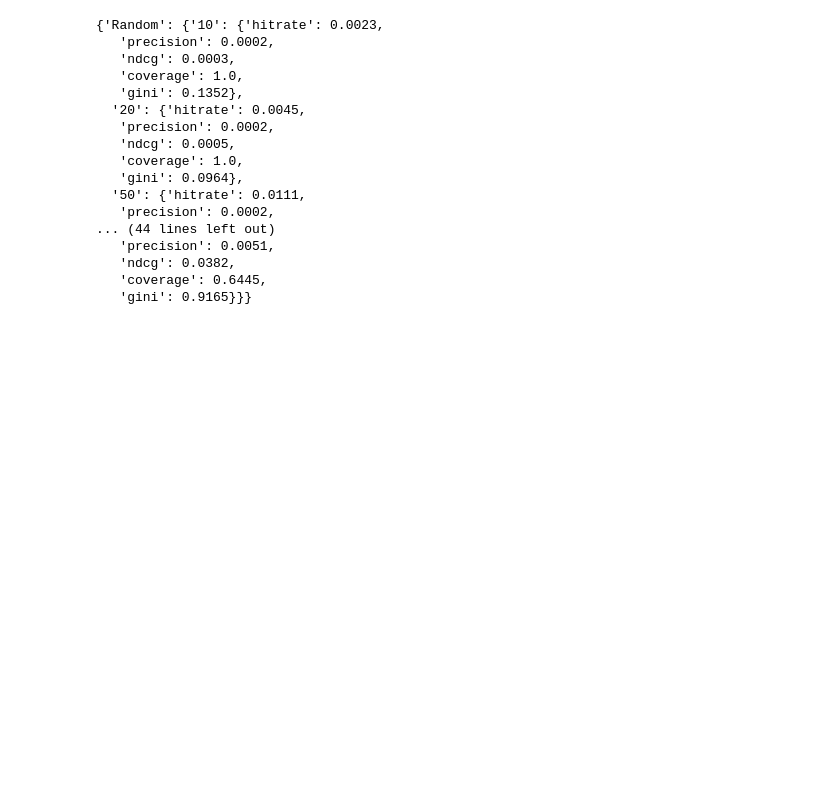
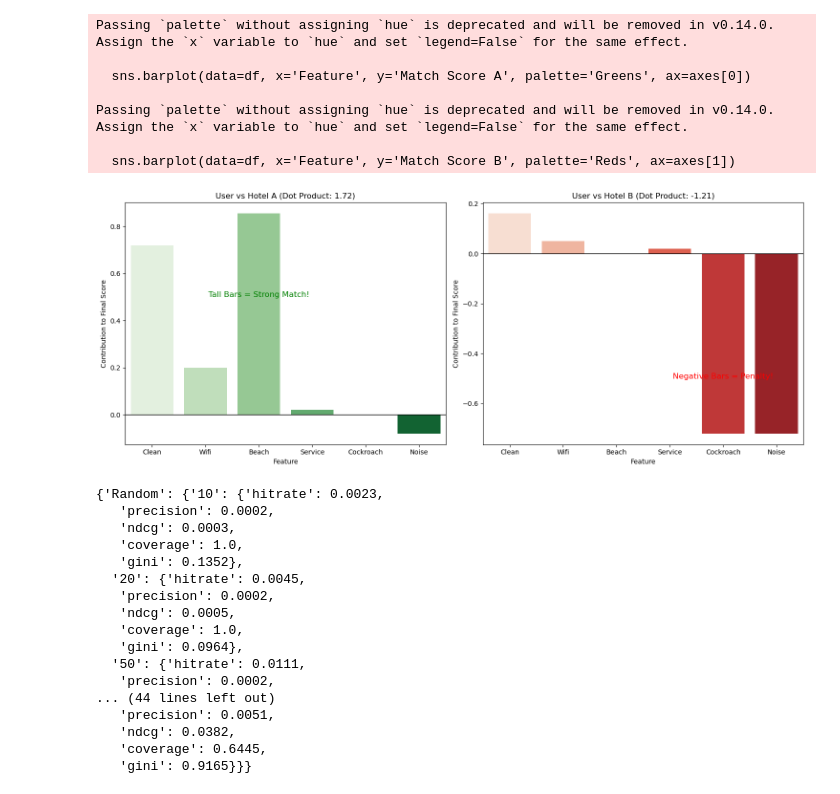
Before and after one commit to YannKleees/recsys, a Jupyter notebook: RecSysNotebooks/Eval.ipynb, the cells around one changed output. Cells and saved outputs as stored; diff of their text form; code cells hidden in the pictures; blank space fills up the shorter version.

```diff
--- a/RecSysNotebooks/Eval.ipynb
+++ b/RecSysNotebooks/Eval.ipynb
@@ -1,3 +1,64 @@
+# %%
+import pandas as pd
+import seaborn as sns
+import matplotlib.pyplot as plt
+import numpy as np
+
+# 1. Setup a tiny vocabulary
+features = ["Clean", "Wifi", "Beach", "Service", "Cockroach", "Noise"]
+
+# 2. Define the User (What they like)
+# High score = Like, Low/Neg = Dislike
+user_vector = np.array([0.8,  0.5,  0.9,  0.2, -0.9, -0.8])
+
+# 3. Define Hotel A (A Great Match)
+hotel_good  = np.array([0.9,  0.4,  0.95, 0.1,  0.0,  0.1])
+
+# 4. Define Hotel B (A Terrible Match)
+hotel_bad   = np.array([0.2,  0.1,  0.0,  0.1,  0.8,  0.9])
+
+# 5. Calculate The "contribution" (The Element-wise Multiplication)
+contribution_good = user_vector * hotel_good
+contribution_bad  = user_vector * hotel_bad
+
+# 6. Create a DataFrame for plotting
+df = pd.DataFrame({
+    'Feature': features,
+    'User Weights': user_vector,
+    'Hotel A (Good)': hotel_good,
+    'Match Score A': contribution_good,
+    'Hotel B (Bad)': hotel_bad,
+    'Match Score B': contribution_bad
+})
+
+# --- PLOTTING ---
+fig, axes = plt.subplots(1, 2, figsize=(15, 6))
+
+# Plot 1: The Good Match
+sns.barplot(data=df, x='Feature', y='Match Score A', palette='Greens', ax=axes[0])
+axes[0].set_title(f"User vs Hotel A (Dot Product: {contribution_good.sum():.2f})")
+axes[0].set_ylabel("Contribution to Final Score")
+axes[0].axhline(0, color='black', linewidth=1)
+axes[0].text(2, 0.5, "Tall Bars = Strong Match!", ha='center', fontsize=12, color='green')
+
+# Plot 2: The Bad Match
+sns.barplot(data=df, x='Feature', y='Match Score B', palette='Reds', ax=axes[1])
+axes[1].set_title(f"User vs Hotel B (Dot Product: {contribution_bad.sum():.2f})")
+axes[1].set_ylabel("Contribution to Final Score")
+axes[1].axhline(0, color='black', linewidth=1)
+axes[1].text(4, -0.5, "Negative Bars = Penalty!", ha='center', fontsize=12, color='red')
+
+plt.tight_layout()
+plt.show()
+# %% [output]
+Passing `palette` without assigning `hue` is deprecated and will be removed in v0.14.0. Assign the `x` variable to `hue` and set `legend=False` for the same effect.
+
+  sns.barplot(data=df, x='Feature', y='Match Score A', palette='Greens', ax=axes[0])
+
+Passing `palette` without assigning `hue` is deprecated and will be removed in v0.14.0. Assign the `x` variable to `hue` and set `legend=False` for the same effect.
+
+  sns.barplot(data=df, x='Feature', y='Match Score B', palette='Reds', ax=axes[1])
+[figure, added]
 # %%
 # read the two json files and visualize the content:
 import json
```
Also changed, not shown: 2 other files.
